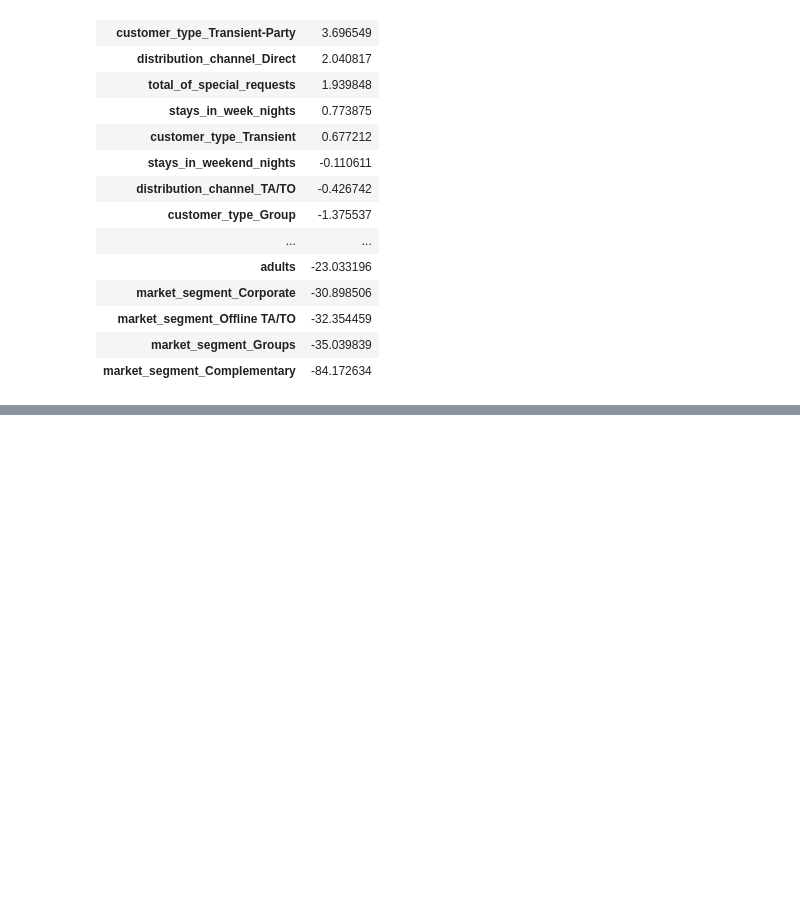
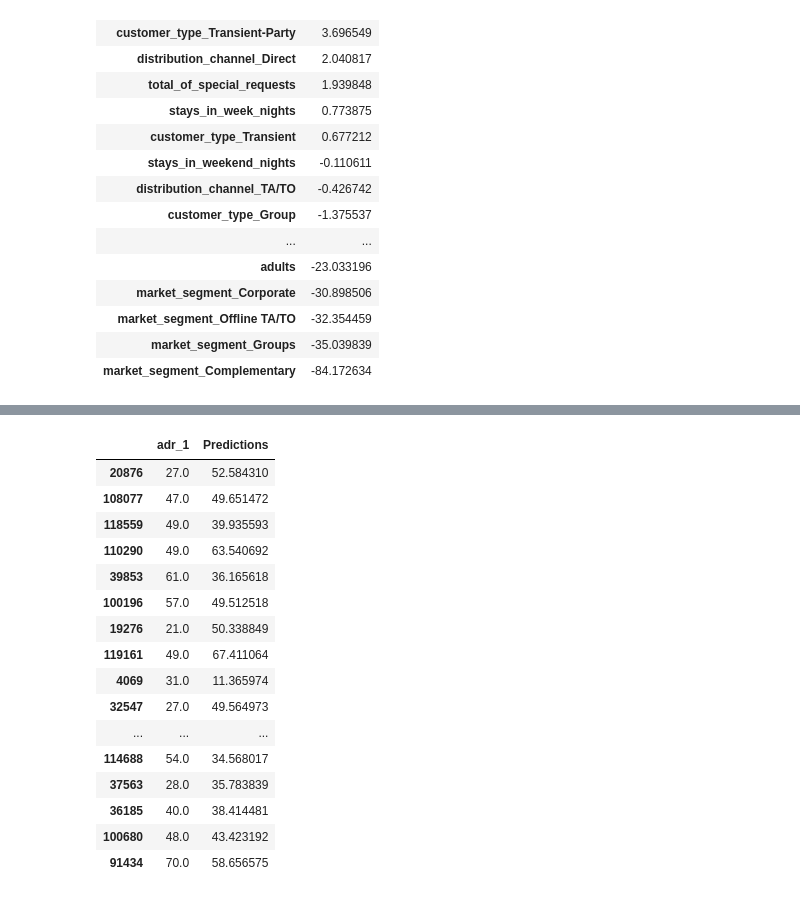
Before and after one commit to ABizCho/py_machineLearning, a Jupyter notebook: Assignment_Group/ML_group_project/ML_groupPJ_sub2_Linear.ipynb, the cells around one changed output, grey strips where cells are left out. Saved outputs shown, nothing was run; the diff lists cells and outputs as text; code cells hidden in the pictures; blank space fills up the shorter version.

```diff
--- a/Assignment_Group/ML_group_project/ML_groupPJ_sub2_Linear.ipynb
+++ b/Assignment_Group/ML_group_project/ML_groupPJ_sub2_Linear.ipynb
@@ -370,0 +420,22 @@ coeff_df.sort_values(by='Coefficient', ascending=False)
+# %%
+y_test1=y_test.to_frame()
+y_test1['Predictions']=predictions
+y_test1.head(20)
+# %% [output]
+|  | adr_1 | Predictions |
+| 20876 | 27.0 | 52.584310 |
+| 108077 | 47.0 | 49.651472 |
+| 118559 | 49.0 | 39.935593 |
+| 110290 | 49.0 | 63.540692 |
+| 39853 | 61.0 | 36.165618 |
+| 100196 | 57.0 | 49.512518 |
+| 19276 | 21.0 | 50.338849 |
+| 119161 | 49.0 | 67.411064 |
+| 4069 | 31.0 | 11.365974 |
+| 32547 | 27.0 | 49.564973 |
+| ... | ... | ... |
+| 114688 | 54.0 | 34.568017 |
+| 37563 | 28.0 | 35.783839 |
+| 36185 | 40.0 | 38.414481 |
+| 100680 | 48.0 | 43.423192 |
+| 91434 | 70.0 | 58.656575 |
```
Also changed, not shown: parts of 12 cells of this notebook, 2 other files.
